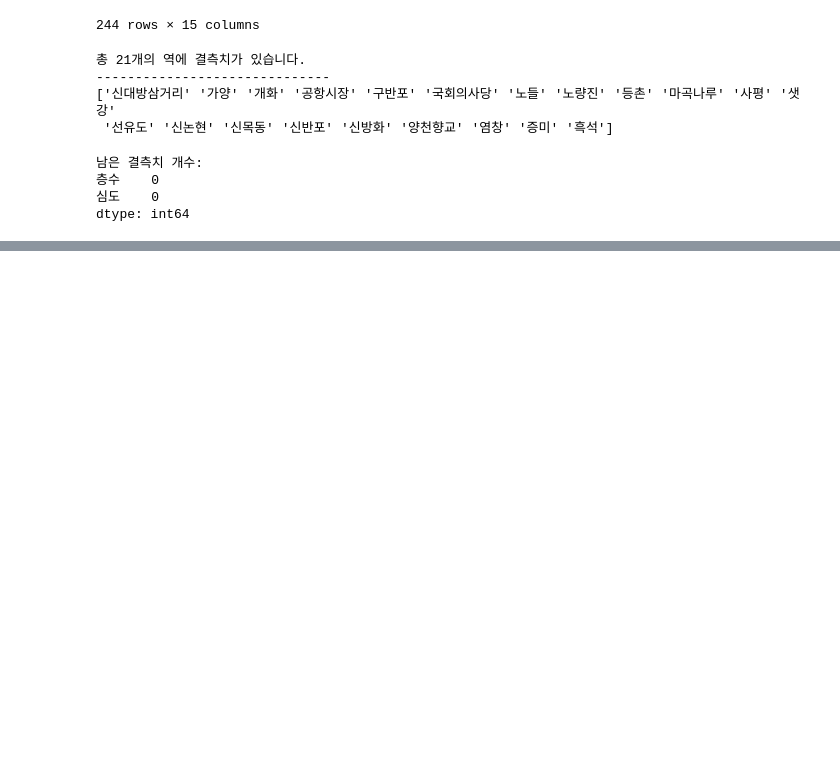
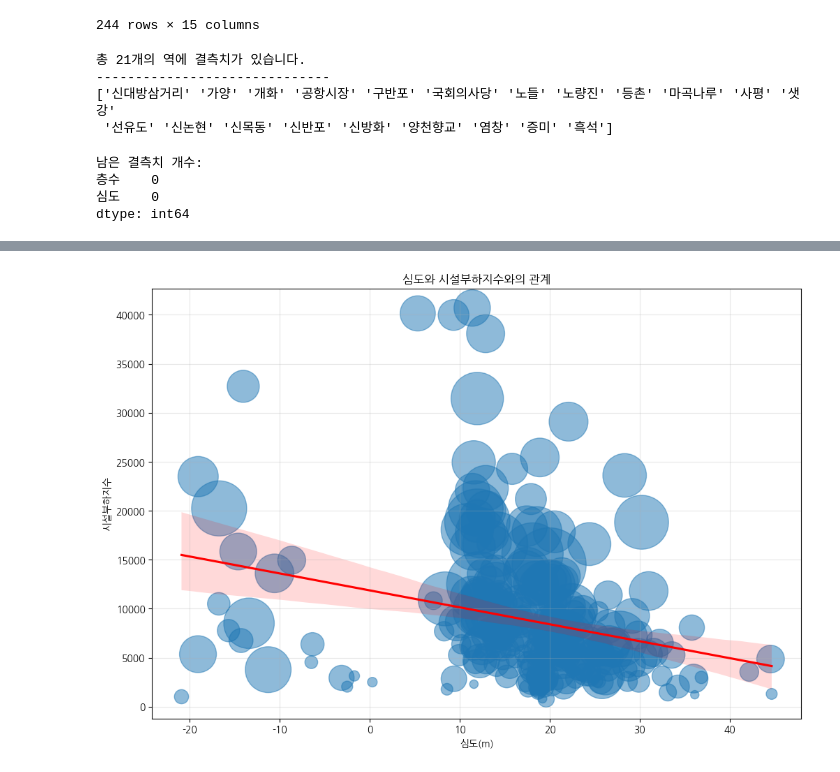
Before and after one commit to JsunXCIX/sprint-p1-basic, a Jupyter notebook: notebooks/team/05_analysis_depth_load.ipynb, the cells around one changed output, grey strips where cells are left out. Drawn from its saved outputs; the diff is of its cells as text; code cells hidden in the pictures; blank space fills up the shorter version.

```diff
--- a/notebooks/team/05_analysis_depth_load.ipynb
+++ b/notebooks/team/05_analysis_depth_load.ipynb
@@ -247,0 +273,18 @@ dtype: int64
+# %%
+# 심도와 시설부하지수의 관계 시각화
+plt.figure(figsize=(12, 8))
+sns.regplot(
+    data=df_final_fixed,
+    x='심도',
+    y='시설부하지수',
+    scatter_kws={'alpha':0.5, 's':df_final_fixed['전체승하차']/1000}, # 이용객수에 따른 버블 크기
+    line_kws={'color':'red'}
+)
+
+plt.title('심도와 시설부하지수와의 관계')
+plt.xlabel('심도(m)')
+plt.ylabel('시설부하지수')
+plt.grid(True, alpha=0.3)
+plt.show()
+# %% [output]
+[figure, added]
```
Also changed, not shown: parts of 5 cells of this notebook.
